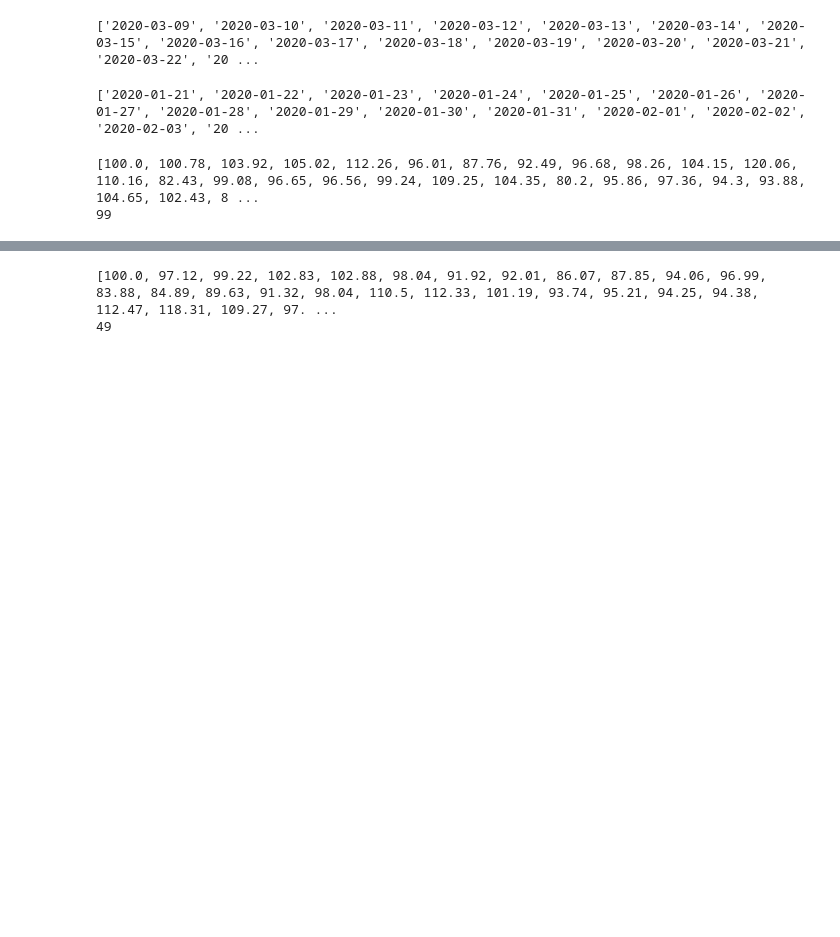
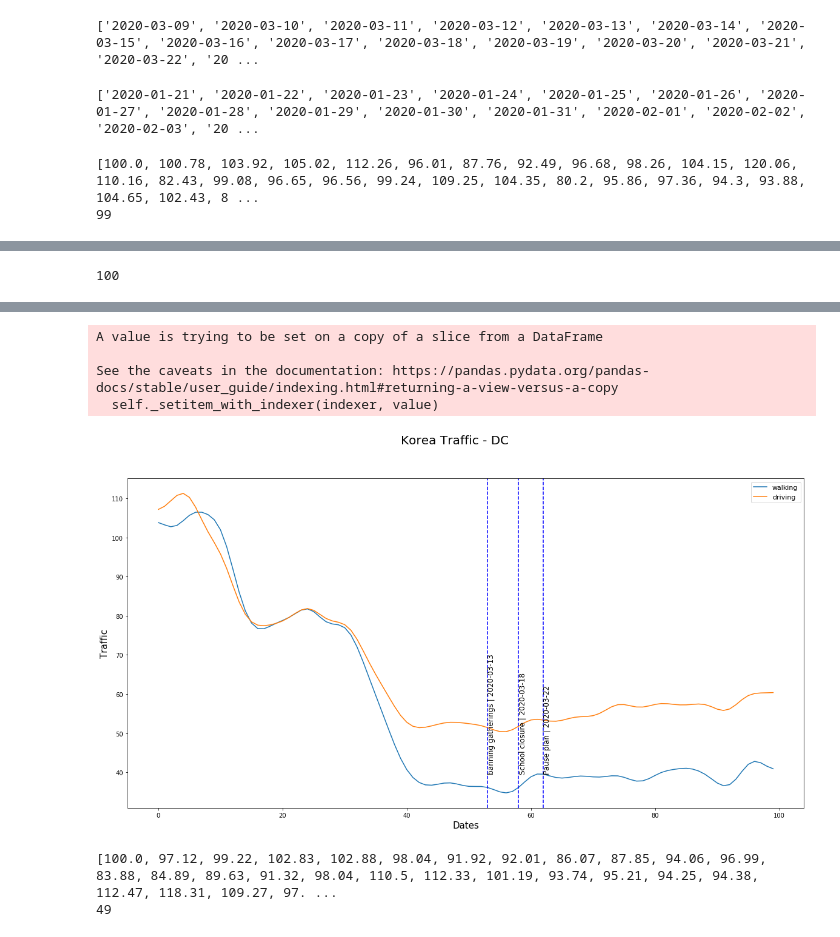
Before and after one commit to athlatif/COVID-19_Paper, a Jupyter notebook: COVID-19 paper.ipynb, the cells around one changed output, grey strips where cells are left out. Saved outputs shown, nothing was run; the diff lists cells and outputs as text; code cells hidden in the pictures; blank space fills up the shorter version.

```diff
--- a/COVID-19 paper.ipynb
+++ b/COVID-19 paper.ipynb
@@ -103,0 +149,75 @@ print(len(walkingdc))
+# %%
+headersk = list(df.columns.values)
+# extra cols
+headersk.pop(0)
+headersk.pop(0)
+headersk.pop(0)
+headersk.pop(0)
+
+# drop until first case
+for x in range(0,7):
+    headersk.pop(0)
+print(len(headersk))
+# %% [output]
+100
+# %%
+kdays = []
+
+# map to days
+for x in range(0,len(headersk)):
+    kdays.append(x)
+
+print(kdays)
+
+# store days and dates
+column_names = ["cases", "Days", "Dates", 'Actions']
+eventk = pd.DataFrame(columns = column_names)
+
+eventk['Cases'] = ''
+# change them based on country
+eventk['Days'] = kdays
+eventk['Dates'] = headersk
+eventk['Actions'] = ''
+
+# change them based on country
+ActionsDatek = ['2020-03-13','2020-03-18','2020-03-22']
+ActionsValuek = ['banning gatherings','School closure','Pause plan']
+
+
+lis1 = []
+z = 0
+for w in ActionsDatek:
+    for x in range(0,len(list(walkingk))):
+        if(eventk.Dates.iloc[x] == w):
+            eventk.Actions.iloc[x] = ActionsValuek[z]
+
+    print(ActionsValuek[z])
+    z = 1 + z
+
+
+evDaysk = eventk['Days']
+evActionsk = list(eventk['Actions'])
+evdatek = eventk['Dates']
+
+
+plt.figure(figsize=(20, 10))
+ysmoothed = gaussian_filter1d(walkingk, sigma=2)
+plt.plot(kdays, ysmoothed, label="walking")
+ysmoothed2 = gaussian_filter1d(drivingk, sigma=2)
+plt.plot(kdays, ysmoothed2, label="driving")
+plt.suptitle('Korea Traffic - DC',size=20)
+plt.xlabel("Dates",size=15)
+plt.ylabel("Traffic",size=15)
+
+
+
+j=0
+for x in evDaysk:
+    if evActionsk[j] != '':
+        plt.axvline(x,color='b',linestyle='dashed')
+        plt.text(x,40,evActionsk[j] + " | " + str(evdatek[j]),rotation=90,fontsize=12)
+    j = j + 1
+
+plt.legend(prop={'size': 11})
+plt.show()
+# %% [output]
@@ -104,3 +228,8 @@ print(len(walkingdc))
+A value is trying to be set on a copy of a slice from a DataFrame
+
+See the caveats in the documentation: https://pandas.pydata.org/pandas-docs/stable/user_guide/indexing.html#returning-a-view-versus-a-copy
+  self._setitem_with_indexer(indexer, value)
+[figure, added]
 # %%
 # plot Riyadh
 import matplotlib
```
Also changed, not shown: parts of 9 cells of this notebook, 5 other files.
